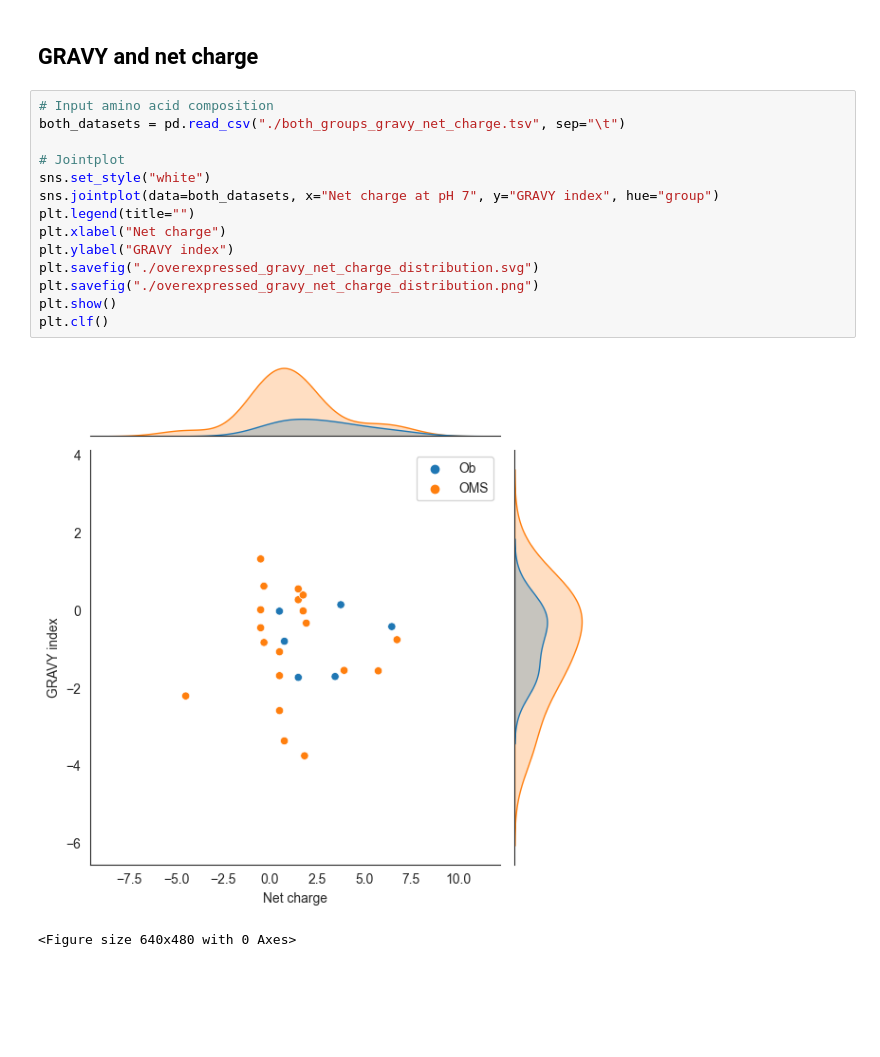
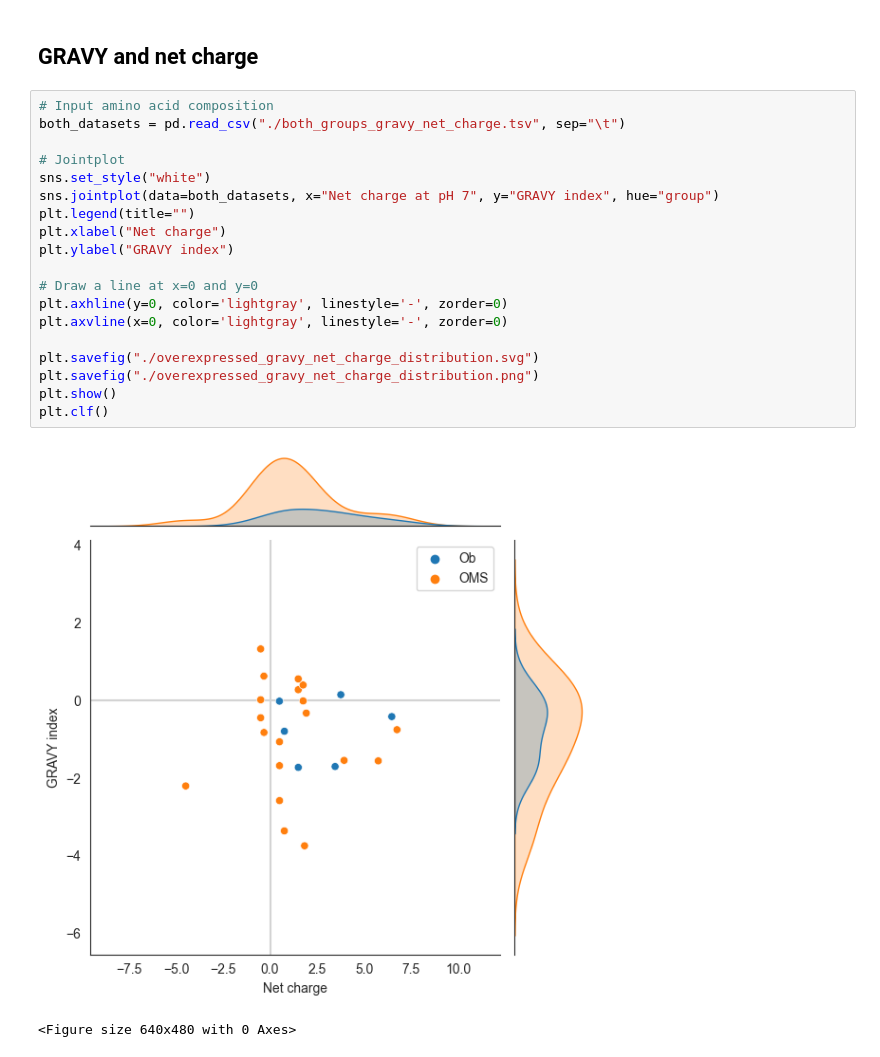
Before and after one commit to LuiguiGallardo/amps_microbiome, a Jupyter notebook: 11_gravy_net_overexpressed/overexpressed_charges_comparison.ipynb, the cells around one changed output. Cells and saved outputs as stored; diff of their text form; blank space fills up the shorter version.

```diff
--- a/11_gravy_net_overexpressed/overexpressed_charges_comparison.ipynb
+++ b/11_gravy_net_overexpressed/overexpressed_charges_comparison.ipynb
@@ -7,17 +7,22 @@ import seaborn as sns
 # %%
 # Input amino acid composition
 both_datasets = pd.read_csv("./both_groups_gravy_net_charge.tsv", sep="\t")
 
 # Jointplot
 sns.set_style("white")
 sns.jointplot(data=both_datasets, x="Net charge at pH 7", y="GRAVY index", hue="group")
 plt.legend(title="")
 plt.xlabel("Net charge")
 plt.ylabel("GRAVY index")
+
+# Draw a line at x=0 and y=0
+plt.axhline(y=0, color='lightgray', linestyle='-', zorder=0)
+plt.axvline(x=0, color='lightgray', linestyle='-', zorder=0)
+
 plt.savefig("./overexpressed_gravy_net_charge_distribution.svg")
 plt.savefig("./overexpressed_gravy_net_charge_distribution.png")
 plt.show()
 plt.clf()
 # %% [output]
-[figure, old version]
+[figure, new version]
 <Figure size 640x480 with 0 Axes>
```
Also changed, not shown: 38 other files.
